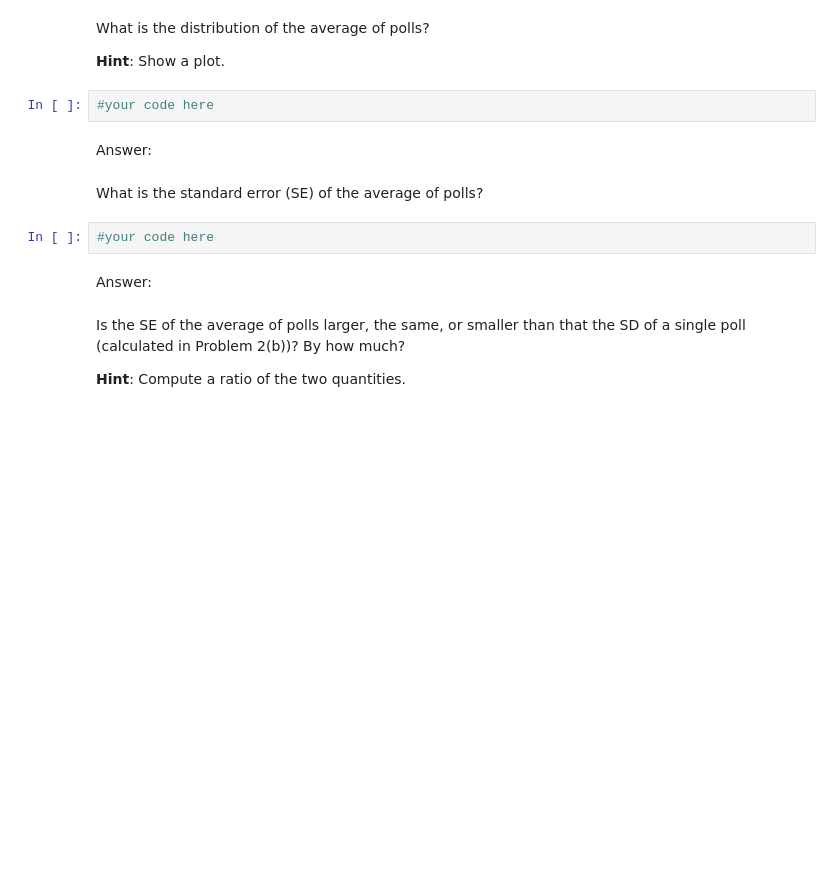
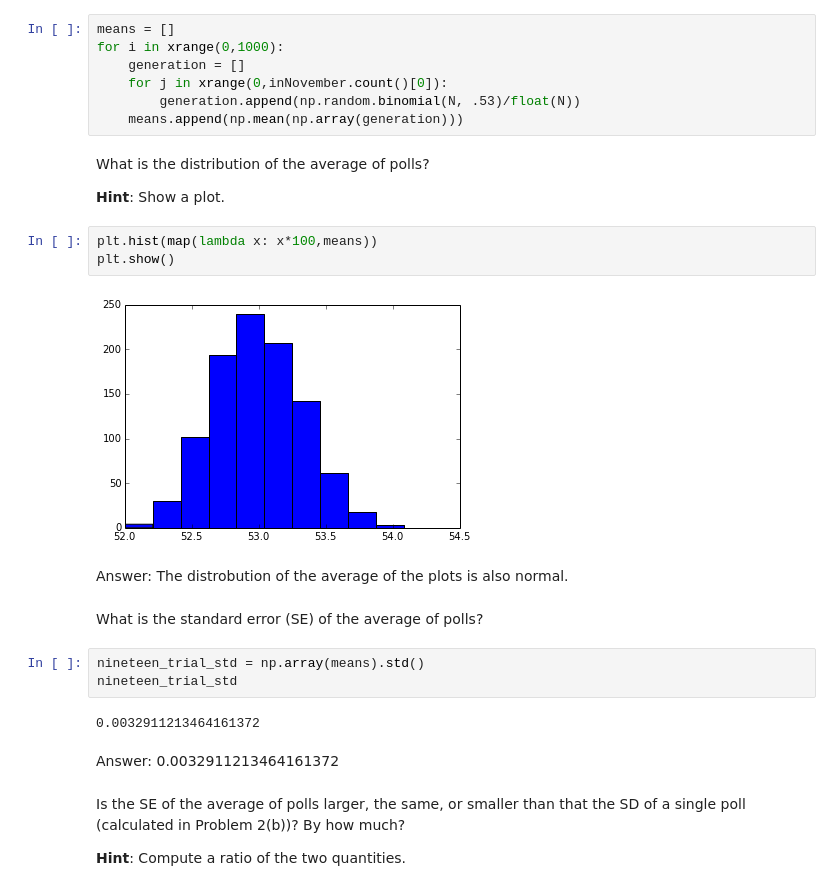
Before and after one commit to userfog/2014, a Jupyter notebook: homework/hw2/HW2.ipynb, the cells around one changed output. Saved outputs shown, nothing was run; the diff lists cells and outputs as text; blank space fills up the shorter version.

```diff
--- a/homework/hw2/HW2.ipynb
+++ b/homework/hw2/HW2.ipynb
@@ -201,17 +361,30 @@ Now suppose we run M polls where M is the number of polls that happened in Novem
+# %%
+means = []
+for i in xrange(0,1000):
+    generation = []
+    for j in xrange(0,inNovember.count()[0]):
+        generation.append(np.random.binomial(N, .53)/float(N))
+    means.append(np.mean(np.array(generation)))
 # %% [markdown]
 What is the distribution of the average of polls?
 
 **Hint**: Show a plot.
-# %%
-#your code here
-# %% [markdown]
-Answer:
+# %%
+plt.hist(map(lambda x: x*100,means))
+plt.show()
+# %% [output]
+[figure, added]
+# %% [markdown]
+Answer: The distrobution of the average of the plots is also normal.
 # %% [markdown]
 What is the standard error (SE) of the average of polls?
-# %%
-#your code here
+# %%
+nineteen_trial_std = np.array(means).std()
+nineteen_trial_std
+# %% [output]
+0.0032911213464161372
 # %% [markdown]
-Answer:
+Answer: 0.0032911213464161372
 # %% [markdown]
 Is the SE of the average of polls larger, the same, or smaller than that the SD of a single poll (calculated in Problem 2(b))? By how much?
 
```
Also changed, not shown: parts of 77 cells of this notebook, 2 other files.
